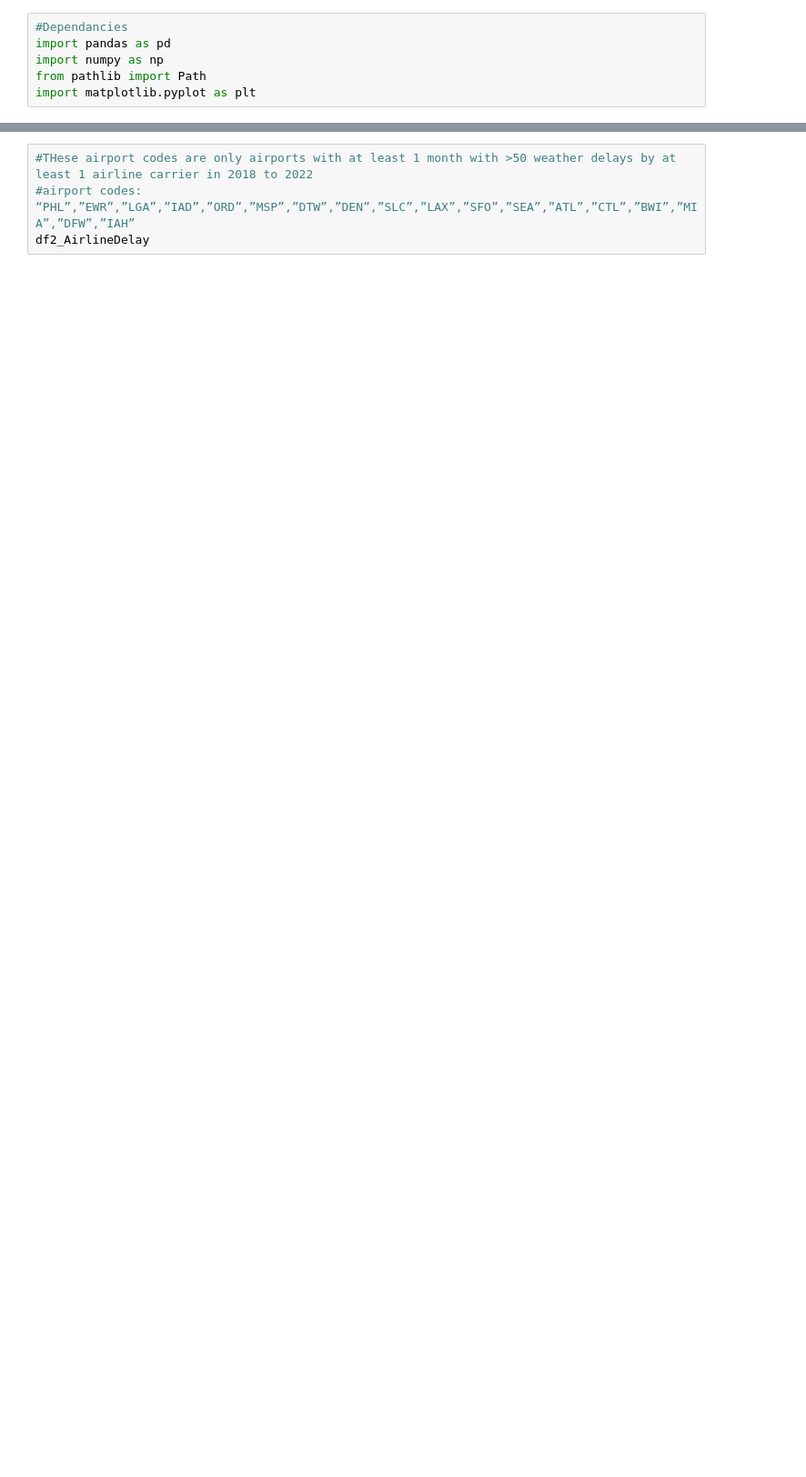
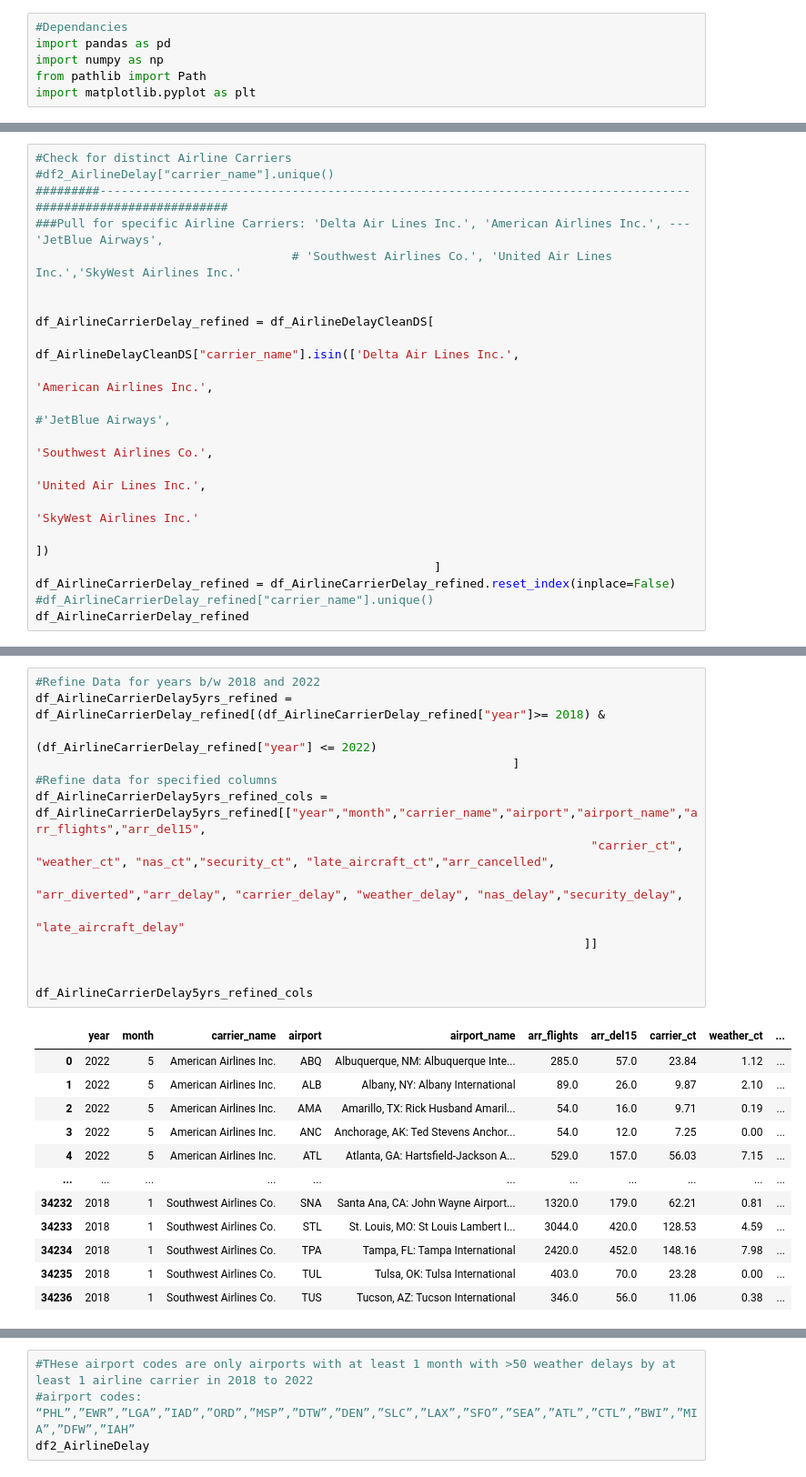
Before and after one commit to Tawn-Scotton/Team_3_Project_1, a Jupyter notebook: ProjectAirlineDelay.ipynb, the cells around one changed output, grey strips where cells are left out. Shown: that part at 91% size. Saved outputs shown, nothing was run; the diff lists cells and outputs as text; blank space fills up the shorter version.

```diff
--- a/ProjectAirlineDelay.ipynb
+++ b/ProjectAirlineDelay.ipynb
@@ -51,3 +48,23 @@ nas_delay              float64
 security_delay         float64
 late_aircraft_delay    float64
 dtype: object
+# %%
+#Check for distinct Airline Carriers
+#df2_AirlineDelay["carrier_name"].unique()
+#########-----------------------------------------------------------------------------------###########################
+###Pull for specific Airline Carriers: 'Delta Air Lines Inc.', 'American Airlines Inc.', ---'JetBlue Airways',
+                                    # 'Southwest Airlines Co.', 'United Air Lines Inc.','SkyWest Airlines Inc.'
+
+
+df_AirlineCarrierDelay_refined = df_AirlineDelayCleanDS[
+                                                        df_AirlineDelayCleanDS["carrier_name"].isin(['Delta Air Lines Inc.',
+                                                                                                     'American Airlines Inc.',
+                                                                                                     #'JetBlue Airways',
+                                                                                                     'Southwest Airlines Co.',
+                                                                                                     'United Air Lines Inc.',
+                                                                                                     'SkyWest Airlines Inc.'
+                                                                                                     ])
+                                                        ]
+df_AirlineCarrierDelay_refined = df_AirlineCarrierDelay_refined.reset_index(inplace=False)
+#df_AirlineCarrierDelay_refined["carrier_name"].unique()
+df_AirlineCarrierDelay_refined
@@ -53,0 +85,27 @@ dtype: object
+# %%
+#Refine Data for years b/w 2018 and 2022
+df_AirlineCarrierDelay5yrs_refined = df_AirlineCarrierDelay_refined[(df_AirlineCarrierDelay_refined["year"]>= 2018) &
+                                                                    (df_AirlineCarrierDelay_refined["year"] <= 2022)
+                                                                   ]
+#Refine data for specified columns
+df_AirlineCarrierDelay5yrs_refined_cols = df_AirlineCarrierDelay5yrs_refined[["year","month","carrier_name","airport","airport_name","arr_flights","arr_del15",
+                                                                              "carrier_ct", "weather_ct", "nas_ct","security_ct", "late_aircraft_ct","arr_cancelled",
+                                                                              "arr_diverted","arr_delay", "carrier_delay", "weather_delay", "nas_delay","security_delay",
+                                                                              "late_aircraft_delay"
+                                                                             ]]
+
+
+df_AirlineCarrierDelay5yrs_refined_cols
+# %% [output]
+|  | year | month | carrier_name | airport | airport_name | arr_flights | arr_del15 | carrier_ct | weather_ct | ... |
+| 0 | 2022 | 5 | American Airlines Inc. | ABQ | Albuquerque, NM: Albuquerque Inte... | 285.0 | 57.0 | 23.84 | 1.12 | ... |
+| 1 | 2022 | 5 | American Airlines Inc. | ALB | Albany, NY: Albany International | 89.0 | 26.0 | 9.87 | 2.10 | ... |
+| 2 | 2022 | 5 | American Airlines Inc. | AMA | Amarillo, TX: Rick Husband Amaril... | 54.0 | 16.0 | 9.71 | 0.19 | ... |
+| 3 | 2022 | 5 | American Airlines Inc. | ANC | Anchorage, AK: Ted Stevens Anchor... | 54.0 | 12.0 | 7.25 | 0.00 | ... |
+| 4 | 2022 | 5 | American Airlines Inc. | ATL | Atlanta, GA: Hartsfield-Jackson A... | 529.0 | 157.0 | 56.03 | 7.15 | ... |
+| ... | ... | ... | ... | ... | ... | ... | ... | ... | ... | ... |
+| 34232 | 2018 | 1 | Southwest Airlines Co. | SNA | Santa Ana, CA: John Wayne Airport... | 1320.0 | 179.0 | 62.21 | 0.81 | ... |
+| 34233 | 2018 | 1 | Southwest Airlines Co. | STL | St. Louis, MO: St Louis Lambert I... | 3044.0 | 420.0 | 128.53 | 4.59 | ... |
+| 34234 | 2018 | 1 | Southwest Airlines Co. | TPA | Tampa, FL: Tampa International | 2420.0 | 452.0 | 148.16 | 7.98 | ... |
+| 34235 | 2018 | 1 | Southwest Airlines Co. | TUL | Tulsa, OK: Tulsa International | 403.0 | 70.0 | 23.28 | 0.00 | ... |
+| 34236 | 2018 | 1 | Southwest Airlines Co. | TUS | Tucson, AZ: Tucson International | 346.0 | 56.0 | 11.06 | 0.38 | ... |
```
Also changed, not shown: parts of 29 cells of this notebook, 1 other file.
